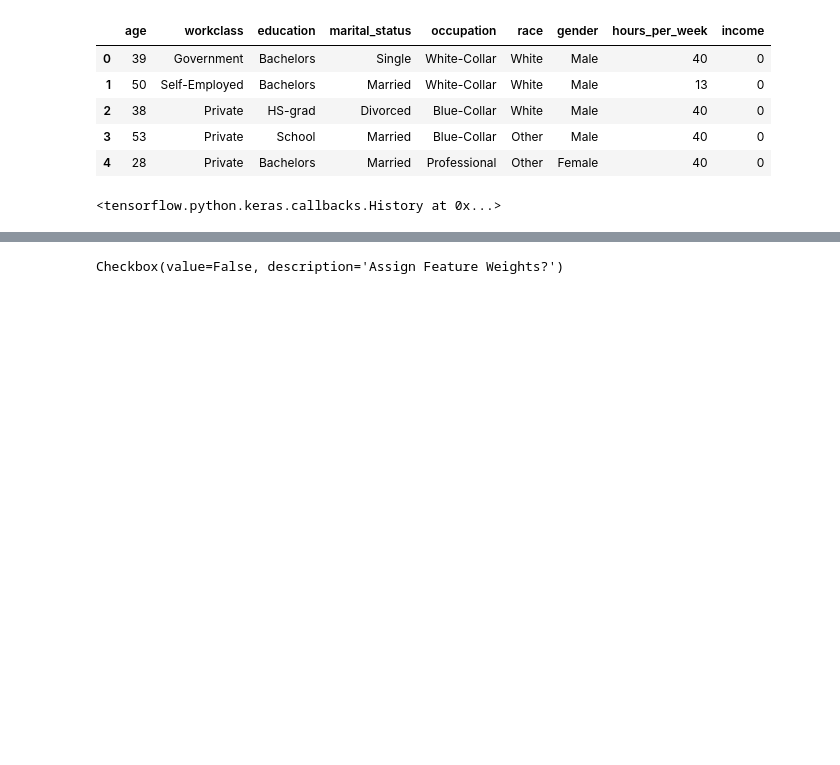
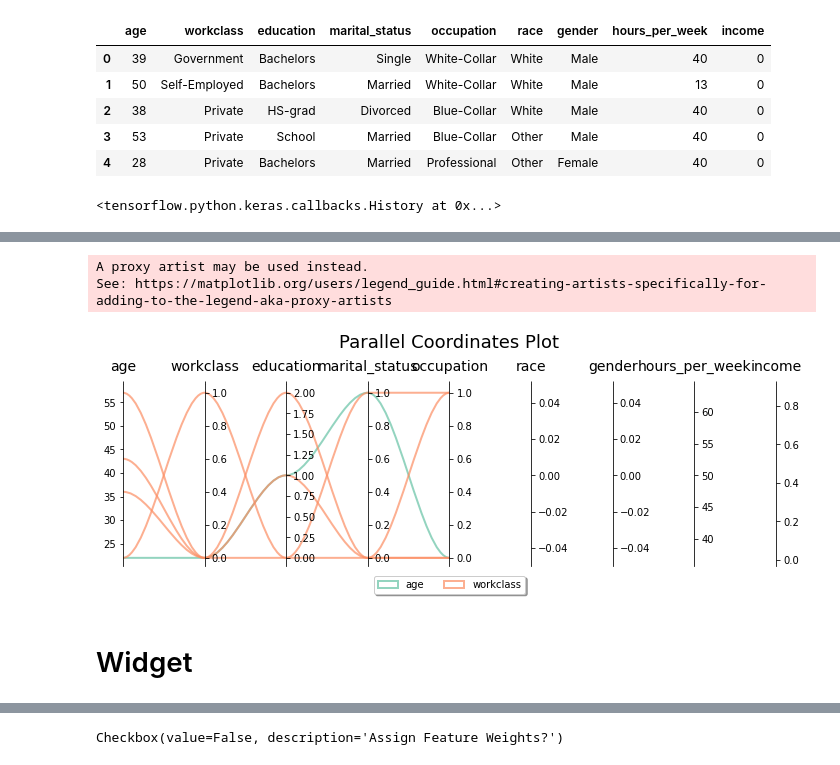
Before and after one commit to nyuvis/counterfactual_explorer, a Jupyter notebook: examples/DiCE Example with TensorFlow 2.ipynb, the cells around one changed output, grey strips where cells are left out. Drawn from its saved outputs; the diff is of its cells as text; code cells hidden in the pictures; blank space fills up the shorter version.

Commit message:
added parallel coordinates graph

```diff
--- a/examples/DiCE Example with TensorFlow 2.ipynb
+++ b/examples/DiCE Example with TensorFlow 2.ipynb
@@ -130,0 +88,13 @@ Checkbox(value=False, description='hello')
+# %%
+from sklearn.preprocessing import LabelEncoder
+
+labelencoder = LabelEncoder()
+
+df['workclass'] =labelencoder.fit_transform(df['workclass'])
+df['education'] =labelencoder.fit_transform(df['education'])
+df['marital_status'] =labelencoder.fit_transform(df['marital_status'])
+df['occupation'] =labelencoder.fit_transform(df['occupation'])
+df['race'] =labelencoder.fit_transform(df['race'])
+df['gender'] =labelencoder.fit_transform(df['gender'])
+
+df
@@ -131 +108,65 @@ Checkbox(value=False, description='hello')
+# %%
+target_values=[0,1,1,1,1]
+# %%
+import matplotlib.pyplot as plt
+from matplotlib.path import Path
+import matplotlib.patches as patches
+import numpy as np
+from sklearn import datasets
+
+ynames = columns1
+ys = df.values
+ymins = ys.min(axis=0)
+ymaxs = ys.max(axis=0)
+dys = ymaxs - ymins
+ymins -= dys * 0.05  # add 5% padding below and above
+ymaxs += dys * 0.05
+
+# transform all data to be compatible with the main axis
+zs = np.zeros_like(ys)
+zs[:, 0] = ys[:, 0]
+zs[:, 1:] = (ys[:, 1:] - ymins[1:]) / dys[1:] * dys[0] + ymins[0]
+
+fig, host = plt.subplots(figsize=(10,4))
+
+axes = [host] + [host.twinx() for i in range(ys.shape[1] - 1)]
+for i, ax in enumerate(axes):
+    ax.set_ylim(ymins[i], ymaxs[i])
+    ax.spines['top'].set_visible(False)
+    ax.spines['bottom'].set_visible(False)
+    if ax != host:
+        ax.spines['left'].set_visible(False)
+        ax.yaxis.set_ticks_position('right')
+        ax.spines["right"].set_position(("axes", i / (ys.shape[1] - 1)))
+
+host.set_xlim(0, ys.shape[1] - 1)
+host.set_xticks(range(ys.shape[1]))
+host.set_xticklabels(ynames, fontsize=14)
+host.tick_params(axis='x', which='major', pad=7)
+host.spines['right'].set_visible(False)
+host.xaxis.tick_top()
+host.set_title('Parallel Coordinates Plot', fontsize=18, pad=12)
+
+colors = plt.cm.Set2.colors
+legend_handles = [None for _ in columns1]
+for j in range(ys.shape[0]):
+    # create bezier curves
+    verts = list(zip([x for x in np.linspace(0, len(ys) - 1, len(ys) * 3 - 2, endpoint=True)],
+                     np.repeat(zs[j, :], 3)[1:-1]))
+    codes = [Path.MOVETO] + [Path.CURVE4 for _ in range(len(verts) - 1)]
+    path = Path(verts, codes)
+    patch = patches.PathPatch(path, facecolor='none', lw=2, alpha=0.7, edgecolor=colors[target_values[j]])
+    legend_handles[target_values[j]] = patch
+    host.add_patch(patch)
+host.legend(legend_handles, columns1,
+            loc='lower center', bbox_to_anchor=(0.5, -0.18),
+            ncol=len(columns1), fancybox=True, shadow=True)
+plt.tight_layout()
+plt.show()
+# %% [output]
+A proxy artist may be used instead.
+See: https://matplotlib.org/users/legend_guide.html#creating-artists-specifically-for-adding-to-the-legend-aka-proxy-artists
+[figure, added]
+# %% [markdown]
+# Widget
 # %%
```
Also changed, not shown: parts of 24 cells of this notebook, 3 other files.
